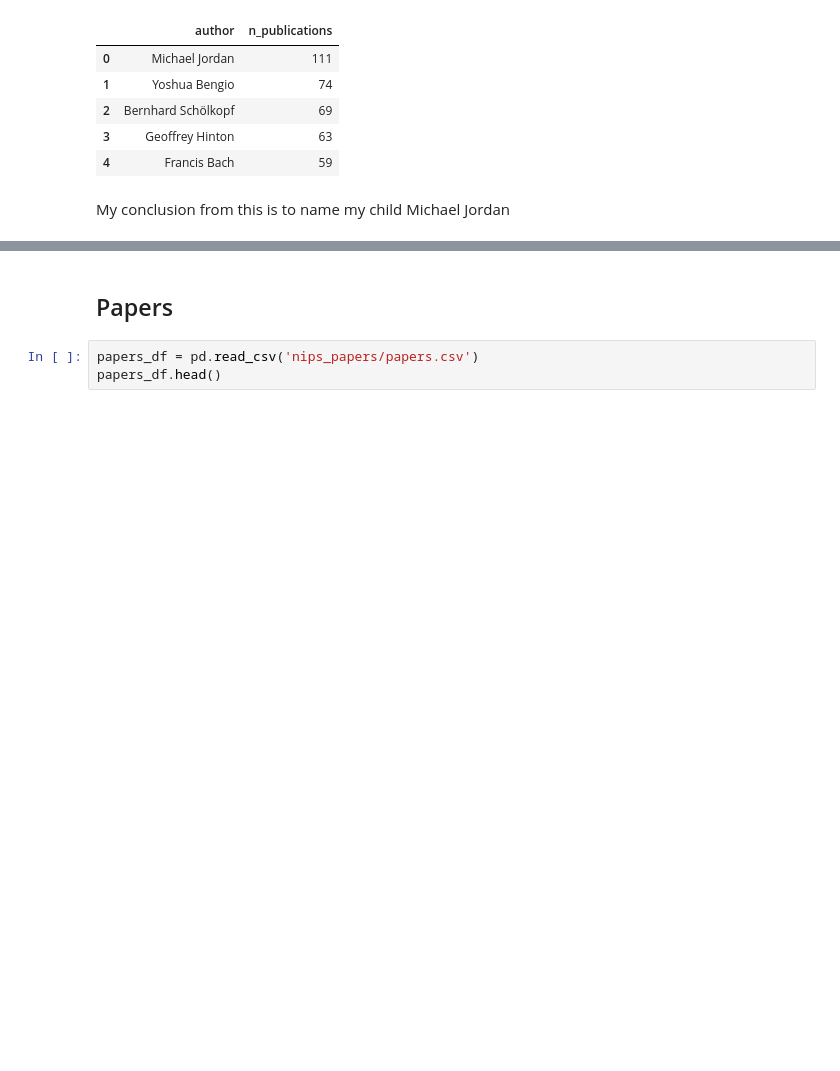
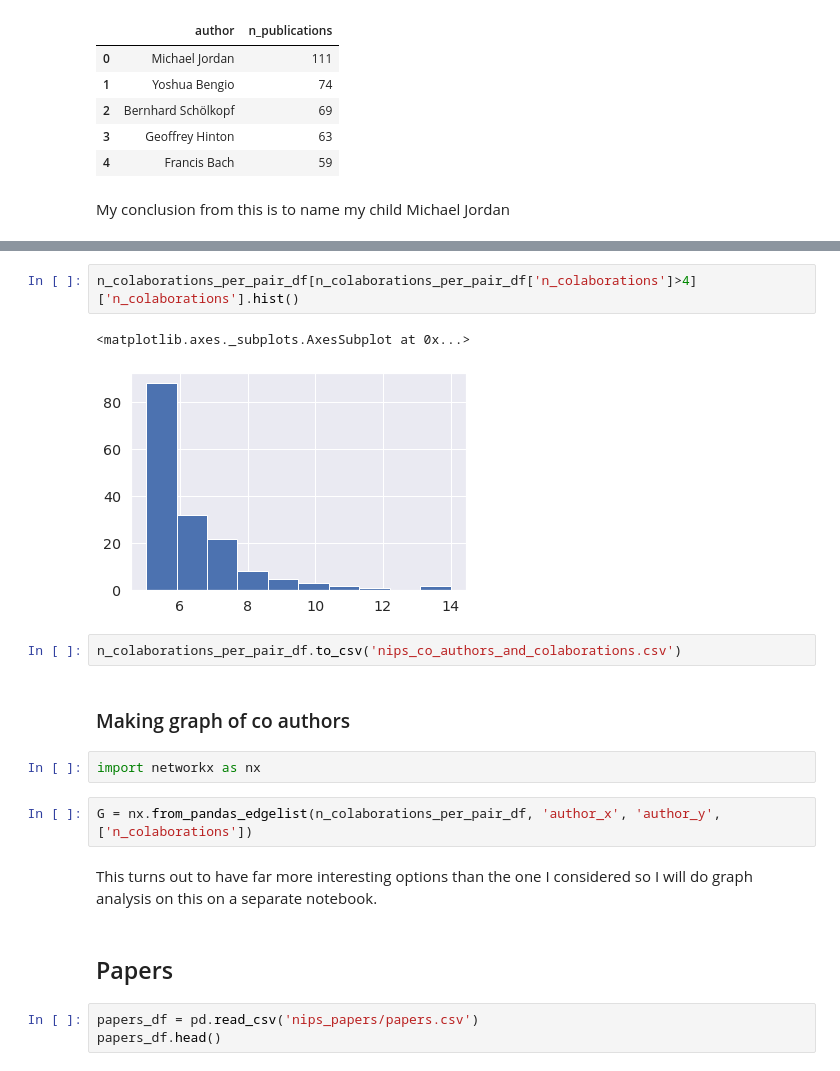
Before and after one commit to meiruv/NIPS-Papers-Analysis, a Jupyter notebook: Nips_Topic_Modelling.ipynb, the cells around one changed output, grey strips where cells are left out. Cells and saved outputs as stored; diff of their text form; blank space fills up the shorter version.

```diff
--- a/Nips_Topic_Modelling.ipynb
+++ b/Nips_Topic_Modelling.ipynb
@@ -153,3 +324,18 @@ Draw a graph from this data. the most basic way will be to draw an edge between
+# %%
+n_colaborations_per_pair_df[n_colaborations_per_pair_df['n_colaborations']>4]['n_colaborations'].hist()
+# %% [output]
+<matplotlib.axes._subplots.AxesSubplot at 0x...>
+[figure, added]
+# %%
+n_colaborations_per_pair_df.to_csv('nips_co_authors_and_colaborations.csv')
+# %% [markdown]
+### Making graph of co authors
+# %%
+import networkx as nx
+# %%
+G = nx.from_pandas_edgelist(n_colaborations_per_pair_df, 'author_x', 'author_y', ['n_colaborations'])
+# %% [markdown]
+This turns out to have far more interesting options than the one I considered so I will do graph analysis on this on a separate notebook.
 # %% [markdown]
 ## Papers
 # %%
```
Also changed, not shown: parts of 20 cells of this notebook.
